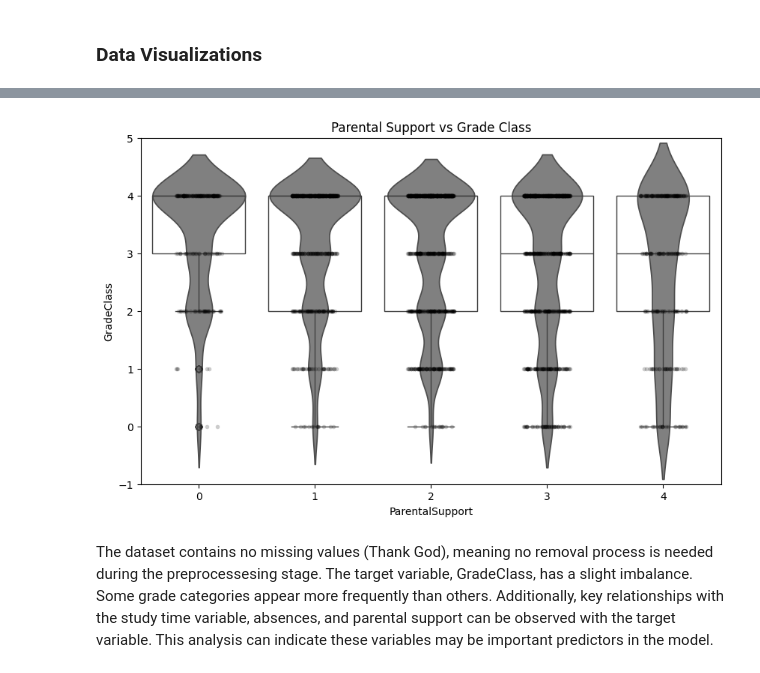
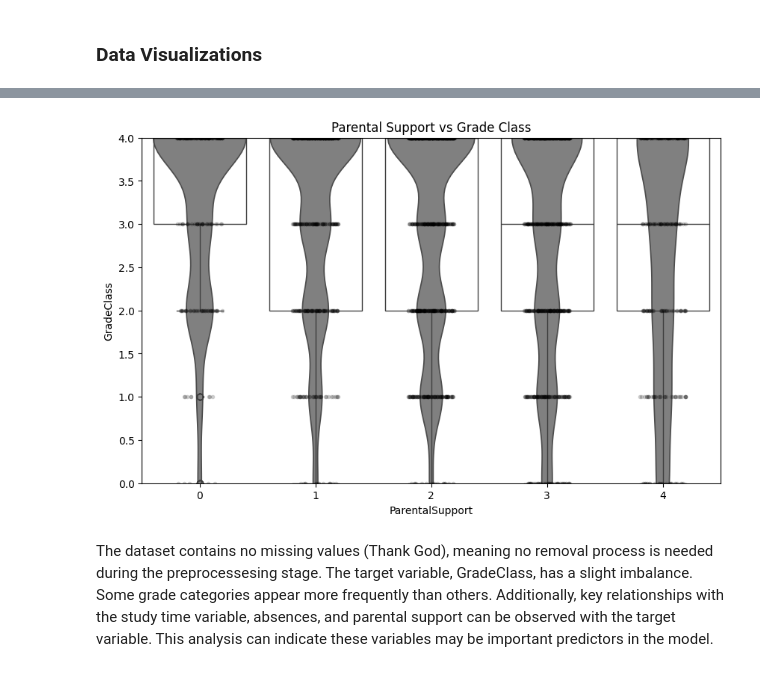
Before and after one commit to slogan02/Final_Project, a Jupyter notebook: Final_Project.ipynb, the cells around one changed output, grey strips where cells are left out. Saved outputs shown, nothing was run; the diff lists cells and outputs as text; code cells hidden in the pictures.

```diff
--- a/Final_Project.ipynb
+++ b/Final_Project.ipynb
@@ -144,21 +173,21 @@ plt.show()
 # %%
 ## Grade Class vs Parental Support (0-Low, 4-High)
 # Create figure
 plt.figure(figsize=(10,6))
 
 # Violin Plot
 sns.violinplot(x='ParentalSupport', y='GradeClass', data=df, inner=None, color="gray")
 # Boxplot Overlay
 sns.boxplot(x='ParentalSupport', y='GradeClass', data=df, boxprops={'facecolor':'None'})
 # Strip Plot
 sns.stripplot(x='ParentalSupport', y='GradeClass', data=df, jitter=0.2, size=4, alpha=0.2, color='black')
 
 # Labeling
-plt.ylim(-1,5)
+plt.ylim(0,4)
 plt.title('Parental Support vs Grade Class')
 plt.show()
 # %% [output]
-[figure, old version]
+[figure, new version]
 # %% [markdown]
 The dataset contains no missing values (Thank God), meaning no removal process is needed during the preprocessesing stage. The target variable, GradeClass, has a slight imbalance. Some grade categories appear more frequently than others. Additionally, key relationships with the study time variable, absences, and parental support can be observed with the target variable. This analysis can indicate these variables may be important predictors in the model.
 # %% [markdown]
```
Also changed, not shown: parts of 35 cells of this notebook.
